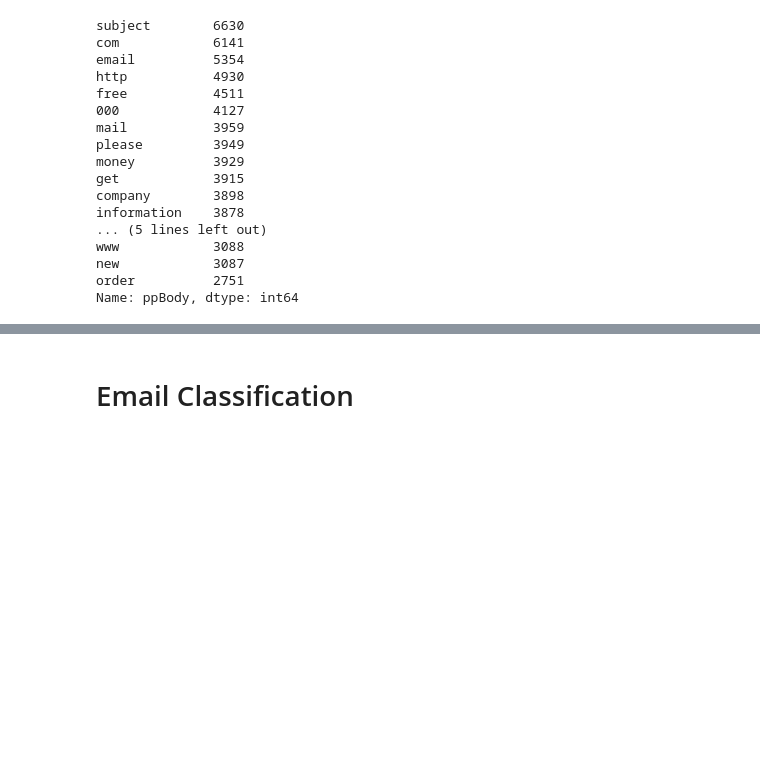
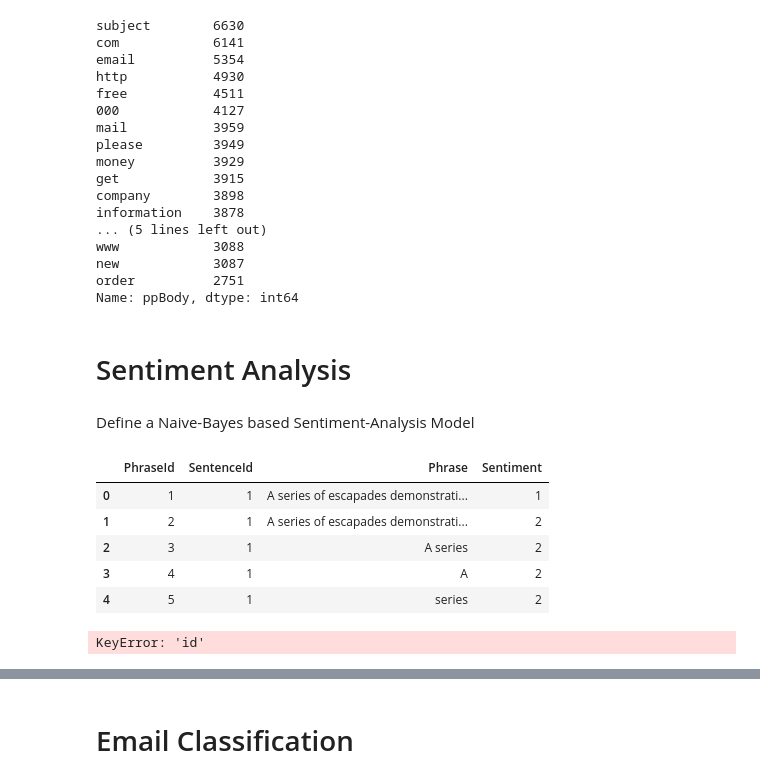
Before and after one commit to Twigonometry/Phishing-ML, a Jupyter notebook: classif.ipynb, the cells around one changed output, grey strips where cells are left out. Cells and saved outputs as stored; diff of their text form; code cells hidden in the pictures; blank space fills up the shorter version.

Commit message:
Rotten tomatoes training set, WIP loading new data

```diff
--- a/classif.ipynb
+++ b/classif.ipynb
@@ -516,3 +520,7 @@ www            3088
 new            3087
 order          2751
 Name: ppBody, dtype: int64
+# %% [markdown]
+# Sentiment Analysis
+# %% [markdown]
+Define a Naive-Bayes based Sentiment-Analysis Model
@@ -518,0 +530,17 @@ Name: ppBody, dtype: int64
+# %%
+sent_raw = pd.read_csv("./kaggle-datasets/sentiment-analysis-on-movie-reviews/train.tsv", sep='\t')
+
+#TODO: worth re-mapping the data to 3 classes?
+
+sent_raw.head()
+# %% [output]
+|  | PhraseId | SentenceId | Phrase | Sentiment |
+| 0 | 1 | 1 | A series of escapades demonstrati... | 1 |
+| 1 | 2 | 1 | A series of escapades demonstrati... | 2 |
+| 2 | 3 | 1 | A series | 2 |
+| 3 | 4 | 1 | A | 2 |
+| 4 | 5 | 1 | series | 2 |
+# %%
+sent_dataset = Dataset(sent_raw, preprocessing=["lower","punc"], feature_selection=["alltokens","custom_tokenize"], bodyColumn='Phrase')
+# %% [output]
+KeyError: 'id'
```
Also changed, not shown: parts of 6 cells of this notebook, 2 other files.
